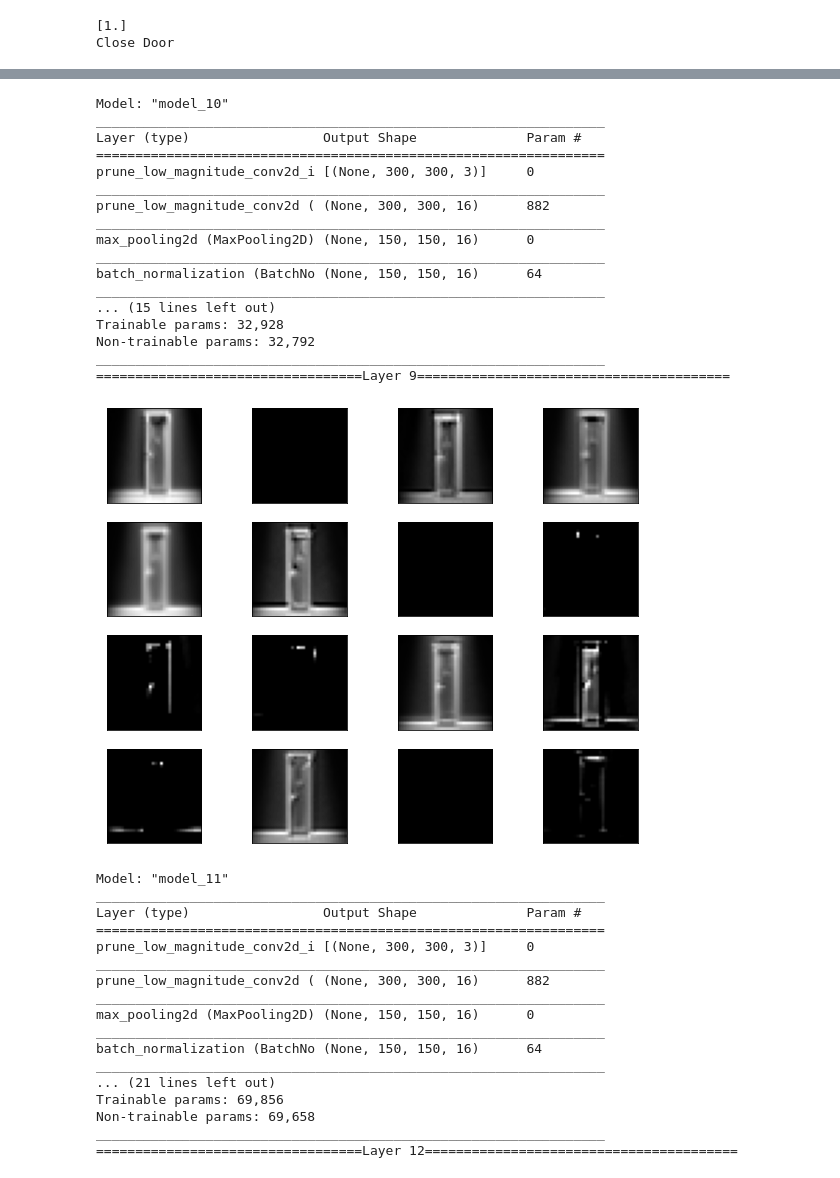
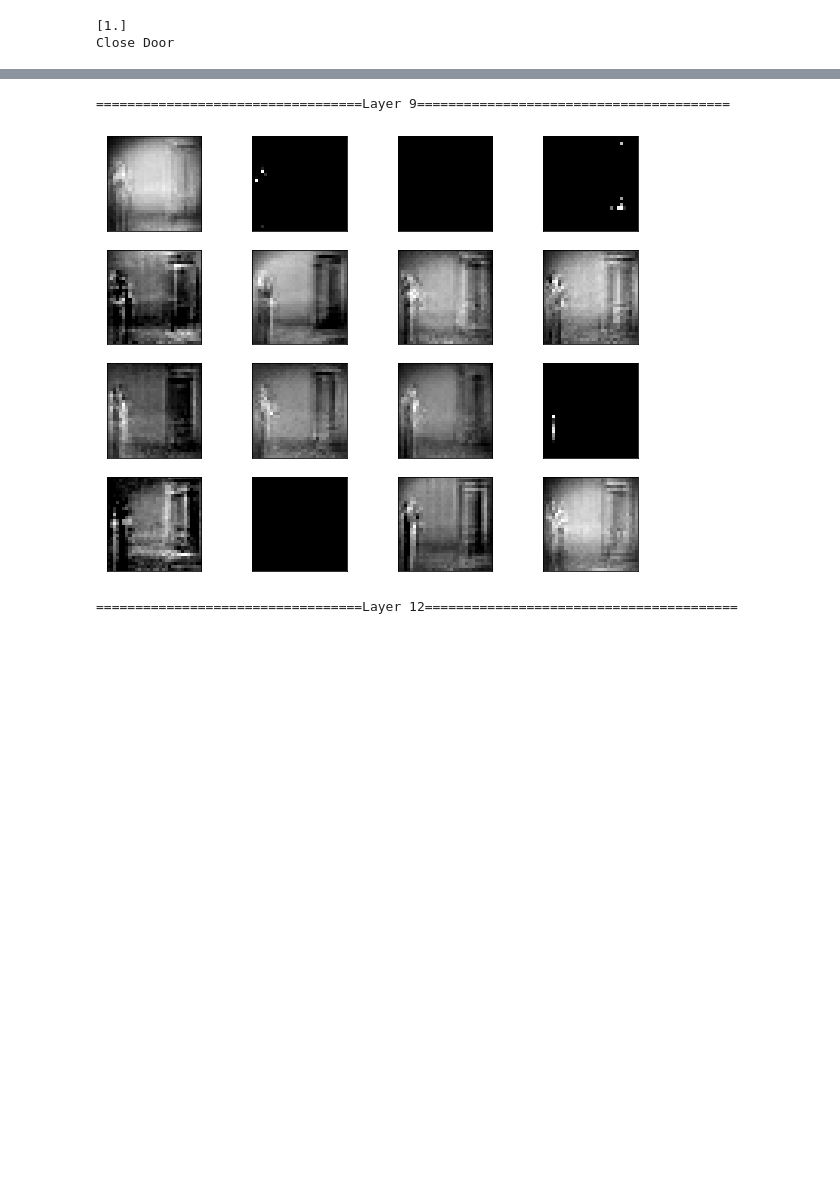
Before and after one commit to utkarsh0702/Projects, a Jupyter notebook: Door_Open_Close.ipynb, the cells around one changed output, grey strips where cells are left out. Cells and saved outputs as stored; diff of their text form; code cells hidden in the pictures; blank space fills up the shorter version.

```diff
--- a/Door_Open_Close.ipynb
+++ b/Door_Open_Close.ipynb
@@ -49,7 +49,7 @@ Total test door open images:  59
 # %%
 from tensorflow_model_optimization.sparsity import keras as sparsity
 # %%
-epochs = 10
+epochs = 15
 end_step = np.ceil(1.0 * 28 / 5).astype(np.int32) * epochs
 print('End step: ' + str(end_step))
 # %% [output]
@@ -57,6 +57,6 @@ End step: 60
 # %%
 pruning_params = {
-      'pruning_schedule': sparsity.PolynomialDecay(initial_sparsity=0.50,
+      'pruning_schedule': sparsity.PolynomialDecay(initial_sparsity=0.30,
                                                    final_sparsity=0.90,
                                                    begin_step=21,
                                                    end_step=end_step,
@@ -274,0 +260,32 @@ for i in range(len(model.layers)):
+# %%
+for j in range(1,7):
+	print('\n\n=======================------------------------------Image '+str(j)+'----------------------================================')
+	img=mpimg.imread('image'+str(j)+'.jpg')
+	imgplot = plt.imshow(img)
+	plt.show()
+	for i in range(0,13,3):
+		model1 = tf.keras.models.Model(inputs=model.inputs, outputs=model.layers[i].output)
+		# load the image with the required shape
+		img = image.load_img('image'+str(j)+'.jpg', target_size=(300,300))
+		# convert the image to an array
+		img = image.img_to_array(img)
+		# expand dimensions so that it represents a single 'sample'
+		img = np.expand_dims(img, axis=0)
+		# prepare the image (e.g. scale pixel values for the vgg)
+		images= np.vstack([img])
+		# get feature map for first hidden layer
+		feature_maps = model1.predict(images)
+		print('==================================Layer '+str(i)+'========================================')
+		ix = 1
+		fig = plt.figure(figsize=(10,8))
+		for _ in range(4):
+			for _ in range(4):
+				ax= plt.subplot(4, 4, ix)
+
+				ax.set_xticks([])
+				ax.set_yticks([])
+				# plot filter channel in grayscale
+				plt.imshow(feature_maps[0, :, :, ix-1], cmap='gray')
+				ix += 1
+		# show the figure
+		plt.show()
@@ -275,9 +306,8 @@ for i in range(len(model.layers)):
 # %%
-for i in range(0,16,3):
+for i in range(0,13,3):
 	model1 = tf.keras.models.Model(inputs=model.inputs, outputs=model.layers[i].output)
-	model1.summary()
 	# load the image with the required shape
-	img = image.load_img('door.png', target_size=(300,300))
+	img = image.load_img('young-businessman-standing-dark-room-front-closed-door-thinking-his-next-step-entrance-to-unknown-difficult-decision-115176147.jpg', target_size=(300,300))
 	# convert the image to an array
 	img = image.img_to_array(img)
 	# expand dimensions so that it represents a single 'sample'
@@ -356,35 +340,3 @@ _________________________________________________________________
-Model: "model_10"
-_________________________________________________________________
-Layer (type)                 Output Shape              Param #
-=================================================================
-prune_low_magnitude_conv2d_i [(None, 300, 300, 3)]     0
-_________________________________________________________________
-prune_low_magnitude_conv2d ( (None, 300, 300, 16)      882
-_________________________________________________________________
-max_pooling2d (MaxPooling2D) (None, 150, 150, 16)      0
-_________________________________________________________________
-batch_normalization (BatchNo (None, 150, 150, 16)      64
-_________________________________________________________________
-... (15 lines left out)
-Trainable params: 32,928
-Non-trainable params: 32,792
-_________________________________________________________________
 ==================================Layer 9========================================
-[figure, old version]
+[figure, new version]
-Model: "model_11"
-_________________________________________________________________
-Layer (type)                 Output Shape              Param #
-=================================================================
-prune_low_magnitude_conv2d_i [(None, 300, 300, 3)]     0
-_________________________________________________________________
-prune_low_magnitude_conv2d ( (None, 300, 300, 16)      882
-_________________________________________________________________
-max_pooling2d (MaxPooling2D) (None, 150, 150, 16)      0
-_________________________________________________________________
-batch_normalization (BatchNo (None, 150, 150, 16)      64
-_________________________________________________________________
-... (21 lines left out)
-Trainable params: 69,856
-Non-trainable params: 69,658
-_________________________________________________________________
 ==================================Layer 12========================================
```
Also changed, not shown: parts of 9 cells of this notebook.
